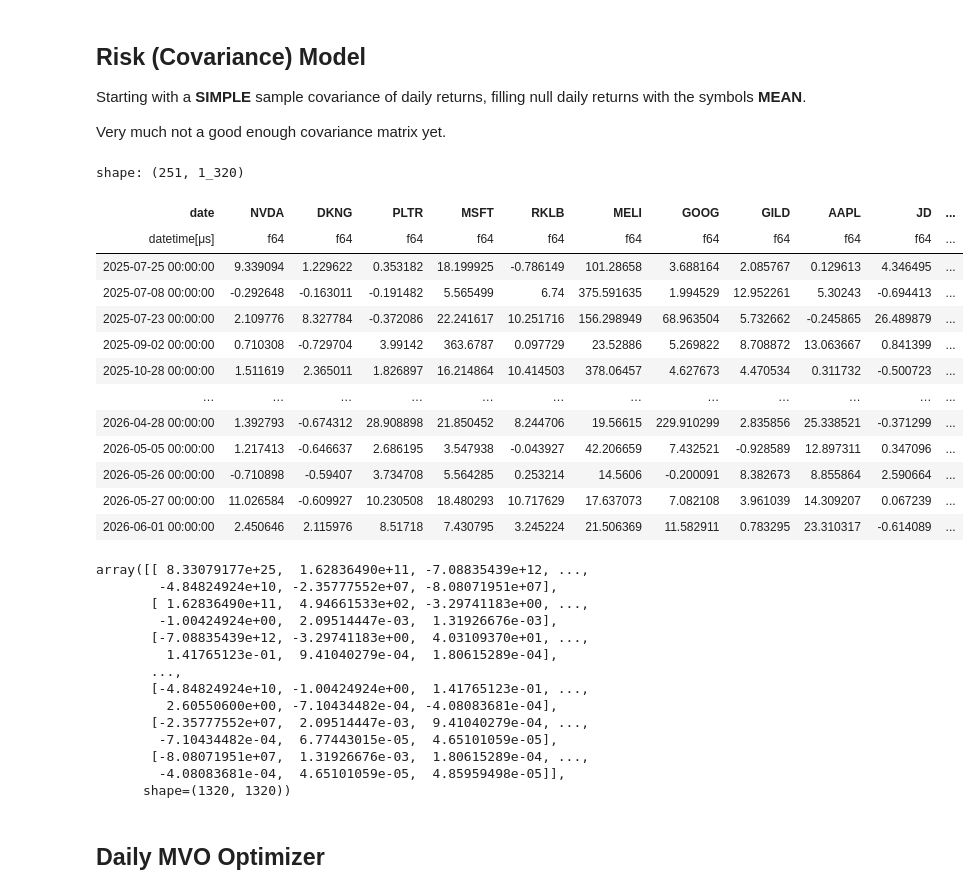
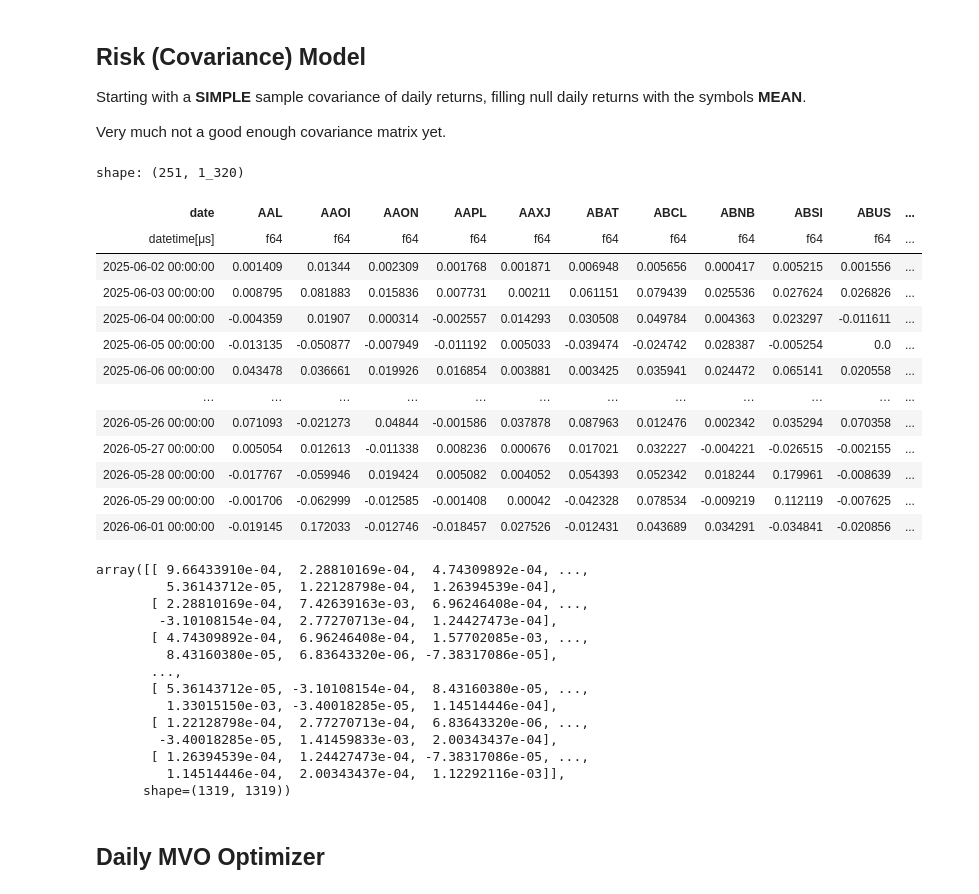
Before and after one commit to MichaelCusackNelkin/Summer_Research_2026, a Jupyter notebook: alpha_research/code/notebooks/optimal_portfolio.ipynb, the cells around one changed output. Drawn from its saved outputs; the diff is of its cells as text; code cells hidden in the pictures.

```diff
--- a/alpha_research/code/notebooks/optimal_portfolio.ipynb
+++ b/alpha_research/code/notebooks/optimal_portfolio.ipynb
@@ -129,15 +129,15 @@ close_trades = (
     .with_columns(
         pl.col("ts_event").dt.date().alias("date"),
         (
-            (pl.col("ask_px_00") - pl.col("bid_px_00")) / ((pl.col("ask_px_00") + pl.col("bid_px_00") / 2))
-        ).alias("spread_bps")
+            (pl.col("ask_px_00") - pl.col("bid_px_00")) / ((pl.col("ask_px_00") + pl.col("bid_px_00")) / 2)
+        ).alias("spread_return")
     )
     .filter(pl.col("ts_event").dt.time().is_between(pl.time(15,45,00), pl.time(15,50,00)))
     .group_by(["date", "symbol"], maintain_order=True)
     .agg(
-        pl.col(["price", "spread_bps"]).last()
+        pl.col(["price", "spread_return"]).last()
     )
-    .rename({"price":"entry_price", "spread_bps":"spread_bps"})
+    .rename({"price":"entry_price"})
 )
 
 imb_print = (
@@ -241,60 +240,61 @@ Very much not a good enough covariance matrix yet.
 # %%
 daily_ret = (
     df_trades
     .select(["ts_event", "symbol", "price"])
     .with_columns(pl.col("ts_event").dt.date().alias("date"))
     .group_by(["date", "symbol"])
     .agg(
         pl.col("price").last()
     )
+    .sort("date")
     .with_columns(
-        pl.col("price").pct_change().alias("ret")
+        pl.col("price").pct_change().over("symbol").alias("ret")
     )
     .pivot(
         on="symbol",
-        on_columns=data['symbol'].unique().to_list(),
+        on_columns=data['symbol'].unique().sort().to_list(),
         index="date",
         values="ret"
     )
     .with_columns(
         pl.all().fill_null(pl.all().mean())
     )
 )
 
 daily_ret = daily_ret.collect(engine="streaming")
 daily_ret
 # %% [output]
 shape: (251, 1_320)
-| date | NVDA | DKNG | PLTR | MSFT | RKLB | MELI | GOOG | GILD | AAPL | JD | ... |
+| date | AAL | AAOI | AAON | AAPL | AAXJ | ABAT | ABCL | ABNB | ABSI | ABUS | ... |
 | datetime[μs] | f64 | f64 | f64 | f64 | f64 | f64 | f64 | f64 | f64 | f64 | ... |
-| 2025-07-25 00:00:00 | 9.339094 | 1.229622 | 0.353182 | 18.199925 | -0.786149 | 101.28658 | 3.688164 | 2.085767 | 0.129613 | 4.346495 | ... |
-| 2025-07-08 00:00:00 | -0.292648 | -0.163011 | -0.191482 | 5.565499 | 6.74 | 375.591635 | 1.994529 | 12.952261 | 5.30243 | -0.694413 | ... |
-| 2025-07-23 00:00:00 | 2.109776 | 8.327784 | -0.372086 | 22.241617 | 10.251716 | 156.298949 | 68.963504 | 5.732662 | -0.245865 | 26.489879 | ... |
-| 2025-09-02 00:00:00 | 0.710308 | -0.729704 | 3.99142 | 363.6787 | 0.097729 | 23.52886 | 5.269822 | 8.708872 | 13.063667 | 0.841399 | ... |
-| 2025-10-28 00:00:00 | 1.511619 | 2.365011 | 1.826897 | 16.214864 | 10.414503 | 378.06457 | 4.627673 | 4.470534 | 0.311732 | -0.500723 | ... |
+| 2025-06-02 00:00:00 | 0.001409 | 0.01344 | 0.002309 | 0.001768 | 0.001871 | 0.006948 | 0.005656 | 0.000417 | 0.005215 | 0.001556 | ... |
+| 2025-06-03 00:00:00 | 0.008795 | 0.081883 | 0.015836 | 0.007731 | 0.00211 | 0.061151 | 0.079439 | 0.025536 | 0.027624 | 0.026826 | ... |
+| 2025-06-04 00:00:00 | -0.004359 | 0.01907 | 0.000314 | -0.002557 | 0.014293 | 0.030508 | 0.049784 | 0.004363 | 0.023297 | -0.011611 | ... |
+| 2025-06-05 00:00:00 | -0.013135 | -0.050877 | -0.007949 | -0.011192 | 0.005033 | -0.039474 | -0.024742 | 0.028387 | -0.005254 | 0.0 | ... |
+| 2025-06-06 00:00:00 | 0.043478 | 0.036661 | 0.019926 | 0.016854 | 0.003881 | 0.003425 | 0.035941 | 0.024472 | 0.065141 | 0.020558 | ... |
 | … | … | … | … | … | … | … | … | … | … | … | ... |
-| 2026-04-28 00:00:00 | 1.392793 | -0.674312 | 28.908898 | 21.850452 | 8.244706 | 19.56615 | 229.910299 | 2.835856 | 25.338521 | -0.371299 | ... |
-| 2026-05-05 00:00:00 | 1.217413 | -0.646637 | 2.686195 | 3.547938 | -0.043927 | 42.206659 | 7.432521 | -0.928589 | 12.897311 | 0.347096 | ... |
-| 2026-05-26 00:00:00 | -0.710898 | -0.59407 | 3.734708 | 5.564285 | 0.253214 | 14.5606 | -0.200091 | 8.382673 | 8.855864 | 2.590664 | ... |
-| 2026-05-27 00:00:00 | 11.026584 | -0.609927 | 10.230508 | 18.480293 | 10.717629 | 17.637073 | 7.082108 | 3.961039 | 14.309207 | 0.067239 | ... |
-| 2026-06-01 00:00:00 | 2.450646 | 2.115976 | 8.51718 | 7.430795 | 3.245224 | 21.506369 | 11.582911 | 0.783295 | 23.310317 | -0.614089 | ... |
+| 2026-05-26 00:00:00 | 0.071093 | -0.021273 | 0.04844 | -0.001586 | 0.037878 | 0.087963 | 0.012476 | 0.002342 | 0.035294 | 0.070358 | ... |
+| 2026-05-27 00:00:00 | 0.005054 | 0.012613 | -0.011338 | 0.008236 | 0.000676 | 0.017021 | 0.032227 | -0.004221 | -0.026515 | -0.002155 | ... |
+| 2026-05-28 00:00:00 | -0.017767 | -0.059946 | 0.019424 | 0.005082 | 0.004052 | 0.054393 | 0.052342 | 0.018244 | 0.179961 | -0.008639 | ... |
+| 2026-05-29 00:00:00 | -0.001706 | -0.062999 | -0.012585 | -0.001408 | 0.00042 | -0.042328 | 0.078534 | -0.009219 | 0.112119 | -0.007625 | ... |
+| 2026-06-01 00:00:00 | -0.019145 | 0.172033 | -0.012746 | -0.018457 | 0.027526 | -0.012431 | 0.043689 | 0.034291 | -0.034841 | -0.020856 | ... |
 # %%
-cov_matrix = np.cov(daily_ret.to_numpy(), rowvar=False)
+cov_matrix = np.cov(daily_ret.drop("date").to_numpy(), rowvar=False)
 cov_matrix
 # %% [output]
-array([[ 8.33079177e+25,  1.62836490e+11, -7.08835439e+12, ...,
-        -4.84824924e+10, -2.35777552e+07, -8.08071951e+07],
-       [ 1.62836490e+11,  4.94661533e+02, -3.29741183e+00, ...,
-        -1.00424924e+00,  2.09514447e-03,  1.31926676e-03],
-       [-7.08835439e+12, -3.29741183e+00,  4.03109370e+01, ...,
-         1.41765123e-01,  9.41040279e-04,  1.80615289e-04],
+array([[ 9.66433910e-04,  2.28810169e-04,  4.74309892e-04, ...,
+         5.36143712e-05,  1.22128798e-04,  1.26394539e-04],
+       [ 2.28810169e-04,  7.42639163e-03,  6.96246408e-04, ...,
+        -3.10108154e-04,  2.77270713e-04,  1.24427473e-04],
+       [ 4.74309892e-04,  6.96246408e-04,  1.57702085e-03, ...,
+         8.43160380e-05,  6.83643320e-06, -7.38317086e-05],
        ...,
-       [-4.84824924e+10, -1.00424924e+00,  1.41765123e-01, ...,
-         2.60550600e+00, -7.10434482e-04, -4.08083681e-04],
-       [-2.35777552e+07,  2.09514447e-03,  9.41040279e-04, ...,
-        -7.10434482e-04,  6.77443015e-05,  4.65101059e-05],
-       [-8.08071951e+07,  1.31926676e-03,  1.80615289e-04, ...,
-        -4.08083681e-04,  4.65101059e-05,  4.85959498e-05]],
-      shape=(1320, 1320))
+       [ 5.36143712e-05, -3.10108154e-04,  8.43160380e-05, ...,
+         1.33015150e-03, -3.40018285e-05,  1.14514446e-04],
+       [ 1.22128798e-04,  2.77270713e-04,  6.83643320e-06, ...,
+        -3.40018285e-05,  1.41459833e-03,  2.00343437e-04],
+       [ 1.26394539e-04,  1.24427473e-04, -7.38317086e-05, ...,
+         1.14514446e-04,  2.00343437e-04,  1.12292116e-03]],
+      shape=(1319, 1319))
 # %% [markdown]
 ## Daily MVO Optimizer
```
Also changed, not shown: parts of 17 cells of this notebook.
